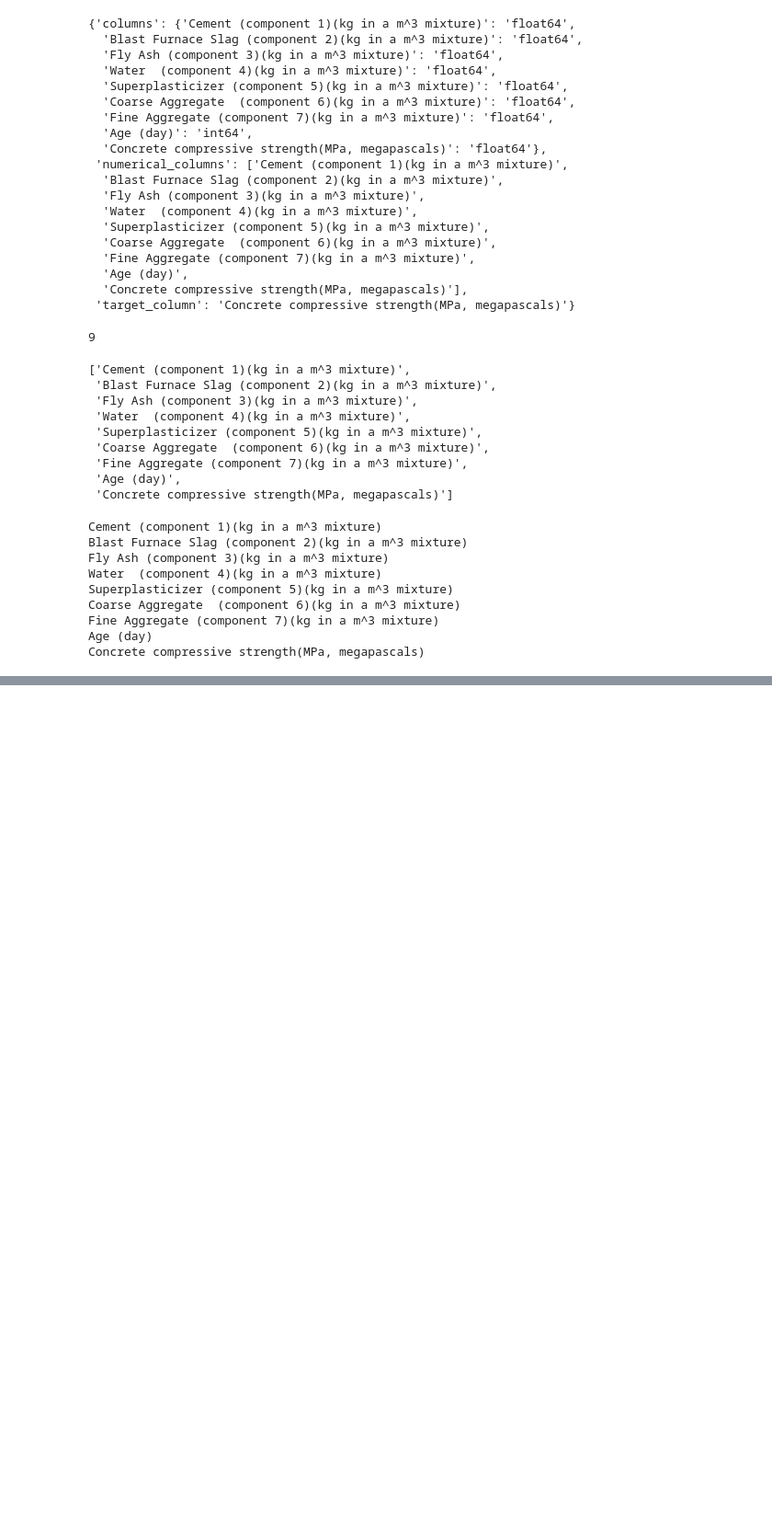
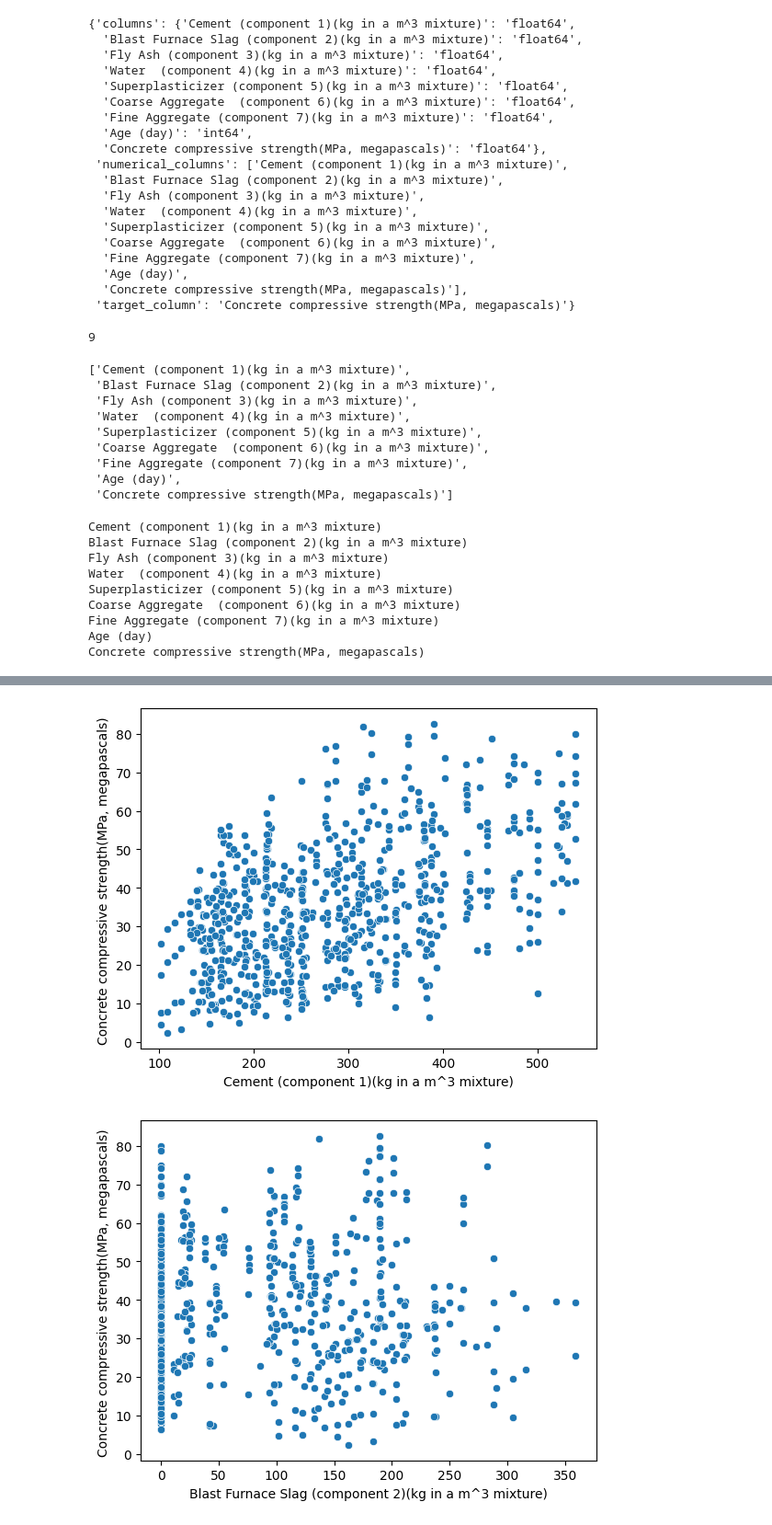
Before and after one commit to mananshah511/cement_strength_prediction, a Jupyter notebook: example.ipynb, the cells around one changed output, grey strips where cells are left out. Shown at 92% size. Saved outputs shown, nothing was run; the diff lists cells and outputs as text; code cells hidden in the pictures; blank space fills up the shorter version.

Commit message:
Data Transformation(stage-3 of pipeline) completed 80% and few bugs are there

```diff
--- a/example.ipynb
+++ b/example.ipynb
@@ -98,0 +111,2 @@ Concrete compressive strength(MPa, megapascals)
+# %%
+train_df  = pd.read_csv("Concrete_Data.csv")
@@ -98,0 +162,7 @@ Concrete compressive strength(MPa, megapascals)
+# %%
+for i in train_df.columns:
+    plt.figure(i)
+    sns.scatterplot(x=i, y ="Concrete compressive strength(MPa, megapascals) ", data=train_df)
+# %% [output]
+[figure, added]
+[figure, added]
```
Also changed, not shown: parts of 58 cells of this notebook, 24 other files.
